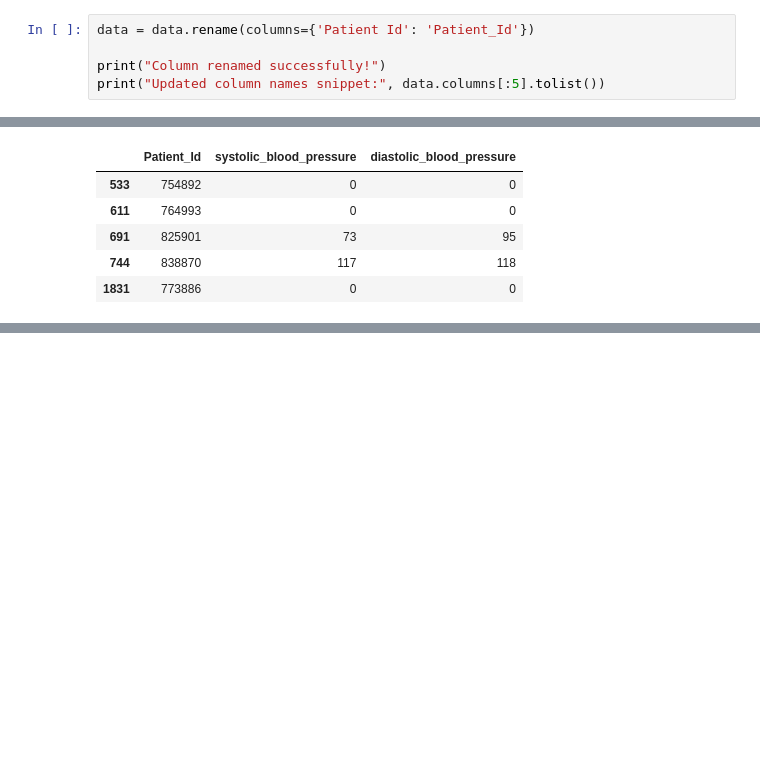
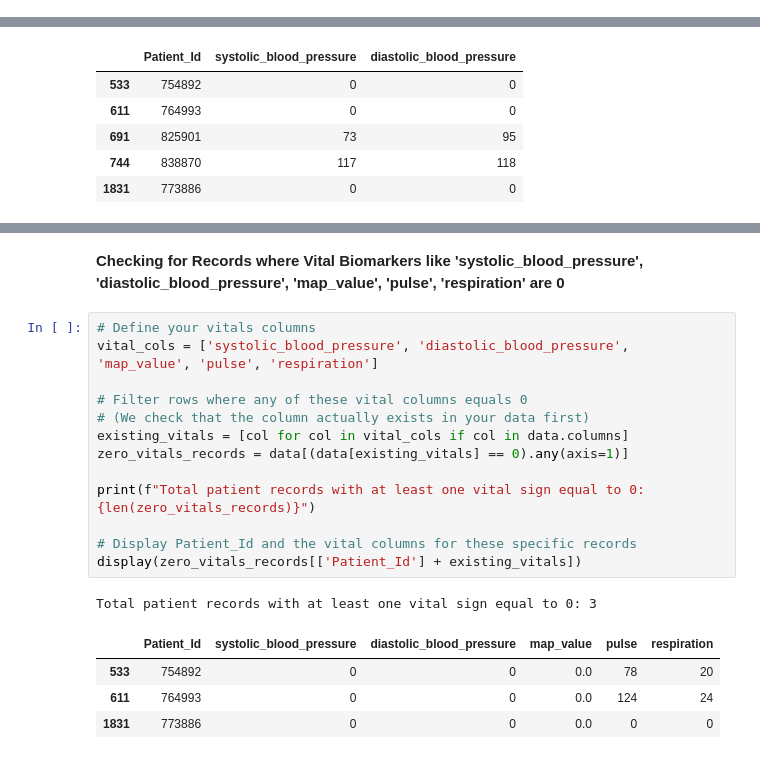
Before and after one commit to Shaffy-Sharma/Team6_PyForce_PythonHackathon_SEP2026, a Jupyter notebook: data/Team6_Lab_cleaning.ipynb, the cells around one changed output, grey strips where cells are left out. Cells and saved outputs as stored; diff of their text form; blank space fills up the shorter version.

```diff
--- a/Team6_Lab_cleaning.ipynb
+++ b/data/Team6_Lab_cleaning.ipynb
@@ -308,5 +316,0 @@ Updated column names snippet: ['Patient Id', 'body_temperature', 'pulse', 'respi
-# %%
-data = data.rename(columns={'Patient Id': 'Patient_Id'})
-
-print("Column renamed successfully!")
-print("Updated column names snippet:", data.columns[:5].tolist())
@@ -341,0 +373,21 @@ krishna
+# %% [markdown]
+**Checking for Records where Vital Biomarkers like 'systolic_blood_pressure', 'diastolic_blood_pressure', 'map_value', 'pulse', 'respiration' are 0**
+# %%
+# Define your vitals columns
+vital_cols = ['systolic_blood_pressure', 'diastolic_blood_pressure', 'map_value', 'pulse', 'respiration']
+
+# Filter rows where any of these vital columns equals 0
+# (We check that the column actually exists in your data first)
+existing_vitals = [col for col in vital_cols if col in data.columns]
+zero_vitals_records = data[(data[existing_vitals] == 0).any(axis=1)]
+
+print(f"Total patient records with at least one vital sign equal to 0: {len(zero_vitals_records)}")
+
+# Display Patient_Id and the vital columns for these specific records
+display(zero_vitals_records[['Patient_Id'] + existing_vitals])
+# %% [output]
+Total patient records with at least one vital sign equal to 0: 3
+|  | Patient_Id | systolic_blood_pressure | diastolic_blood_pressure | map_value | pulse | respiration |
+| 533 | 754892 | 0 | 0 | 0.0 | 78 | 20 |
+| 611 | 764993 | 0 | 0 | 0.0 | 124 | 24 |
+| 1831 | 773886 | 0 | 0 | 0.0 | 0 | 0 |
```
Also changed, not shown: parts of 29 cells of this notebook, 1 other file.
